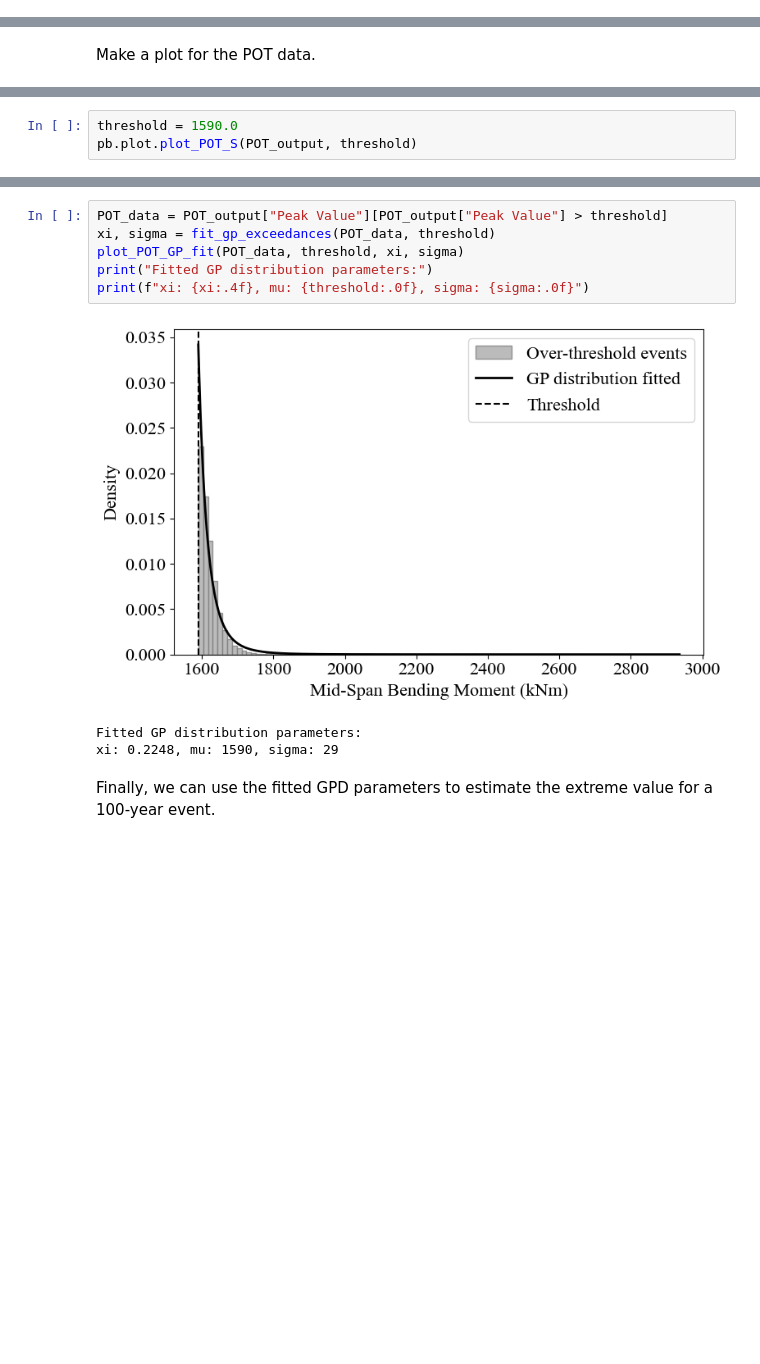
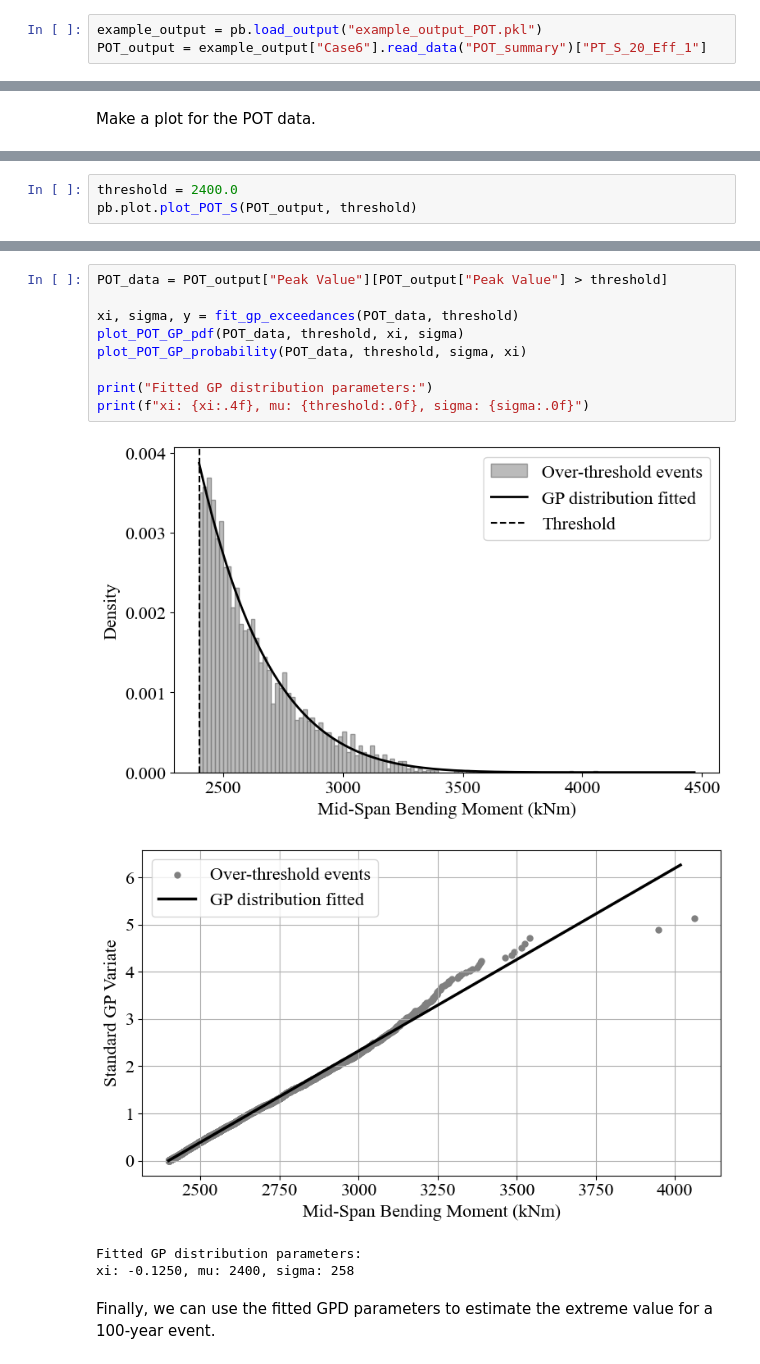
Before and after one commit to ccaprani/btls, a Jupyter notebook: docs/source/notebooks/POT.ipynb, the cells around one changed output, grey strips where cells are left out. Saved outputs shown, nothing was run; the diff lists cells and outputs as text; blank space fills up the shorter version.

```diff
--- a/docs/source/notebooks/POT.ipynb
+++ b/docs/source/notebooks/POT.ipynb
@@ -90,0 +93,3 @@ POT_output = example_output["Case6"].read_data("POT_summary")["PT_S_20_Eff_1"]
+# %%
+example_output = pb.load_output("example_output_POT.pkl")
+POT_output = example_output["Case6"].read_data("POT_summary")["PT_S_20_Eff_1"]
@@ -169,4 +247,4 @@ According to the Chapter 3.3 of the book [Applied Extreme Value Statistics](http
 # %%
-threshold = 1590.0
+threshold = 2400.0
 pb.plot.plot_POT_S(POT_output, threshold)
 # %% [output]
@@ -216,13 +254,17 @@ Make a fit to the POT data with GP distribution.
 # %%
 POT_data = POT_output["Peak Value"][POT_output["Peak Value"] > threshold]
-xi, sigma = fit_gp_exceedances(POT_data, threshold)
-plot_POT_GP_fit(POT_data, threshold, xi, sigma)
+
+xi, sigma, y = fit_gp_exceedances(POT_data, threshold)
+plot_POT_GP_pdf(POT_data, threshold, xi, sigma)
+plot_POT_GP_probability(POT_data, threshold, sigma, xi)
+
 print("Fitted GP distribution parameters:")
 print(f"xi: {xi:.4f}, mu: {threshold:.0f}, sigma: {sigma:.0f}")
 # %% [output]
-[figure, old version]
+[figure, new version]
+[figure, added]
 Fitted GP distribution parameters:
-xi: 0.2248, mu: 1590, sigma: 29
+xi: -0.1250, mu: 2400, sigma: 258
 # %% [markdown]
 Finally, we can use the fitted GPD parameters to estimate the extreme value for a 100-year event.
 # %%
```
Also changed, not shown: parts of 14 cells of this notebook, 11 other files.
